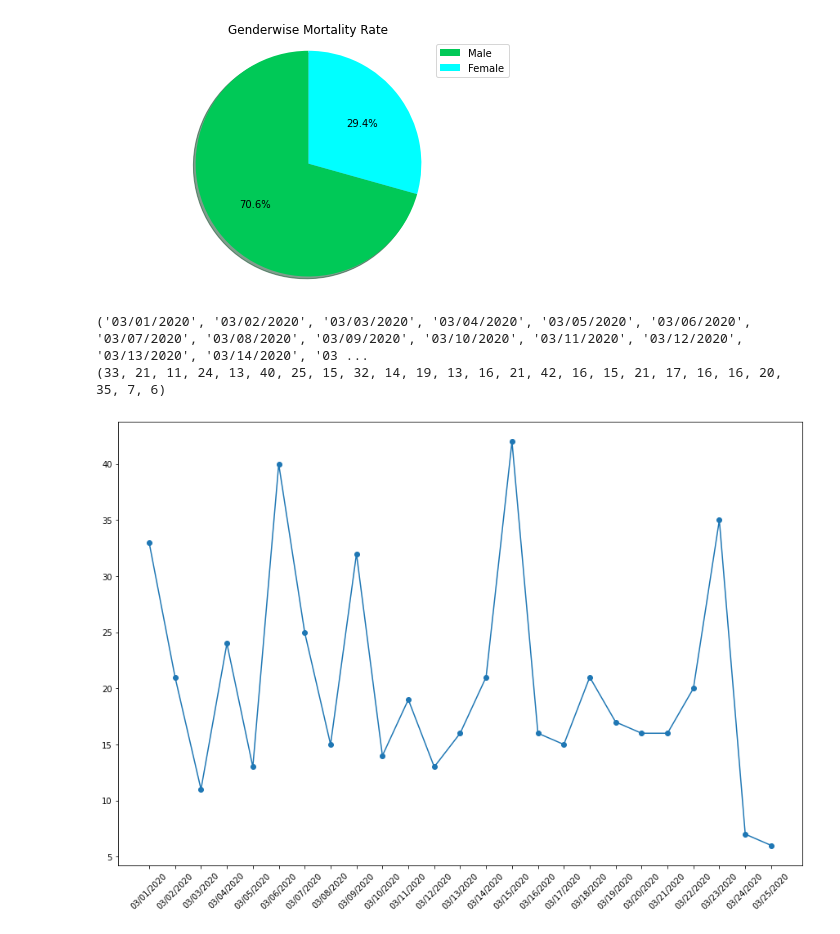
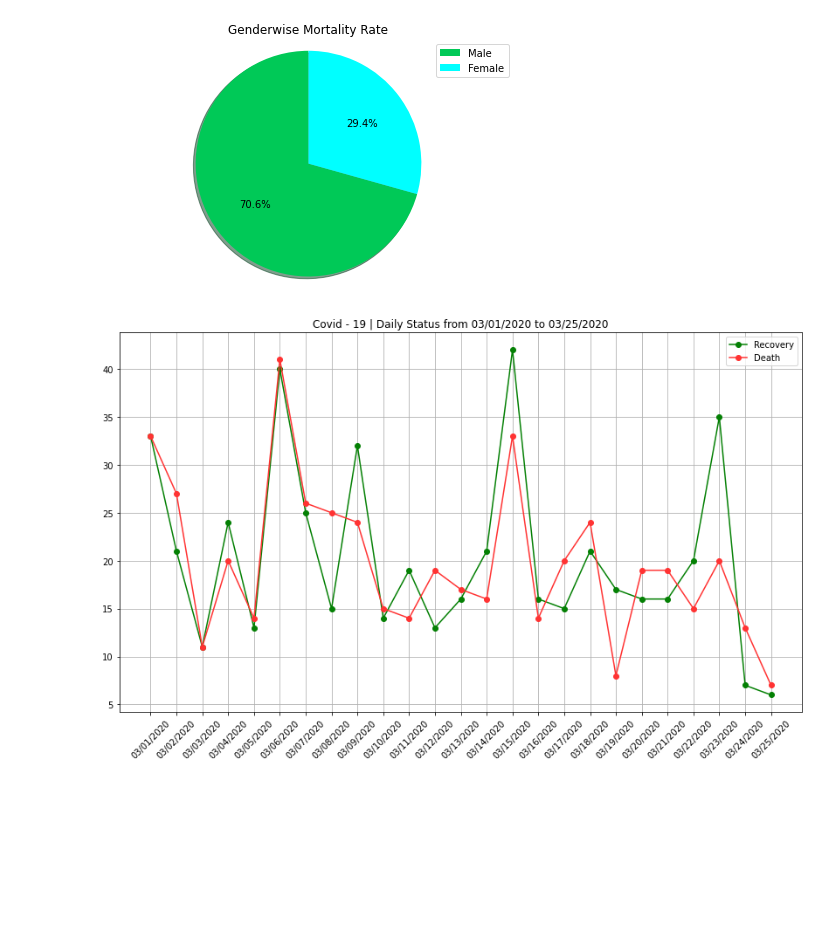
Before and after one commit to hakkeempa/data-structure-project, a Jupyter notebook: covid_data_visualiser.ipynb, the cells around one changed output. Drawn from its saved outputs; the diff is of its cells as text; code cells hidden in the pictures; blank space fills up the shorter version.

```diff
--- a/covid_data_visualiser.ipynb
+++ b/covid_data_visualiser.ipynb
@@ -67,25 +67,32 @@ FEMALE_DEATH  :  145
 # %%
 date_list = df['Date'].unique()
 # print(date_list)
 death_date_data = {date:0 for date in date_list}
 recovery_date_data = {date:0 for date in date_list}
 # print(death_date_data)
 # print(recovery_date_data)
 for date,status in zip(df['Date'],df['Status']):
   if status == "Recovered":
     recovery_date_data[f'{date}']+=1
   else:
     death_date_data[f'{date}']+=1
 
 li = (recovery_date_data.items())
+li2 = (death_date_data.items())
+# print(li)
 x,y = zip(*li)
-print(x)
-print(y)
-plt.figure(figsize=[15,10])
-plt.plot(x,y,marker='o')
+# print(x)
+# print(y)
+x1,y1 = zip(*li2)
+plt.figure(figsize=[14,8])
+#uncomment to make it dark mode
+# plt.style.use('dark_background')
+plt.title(f"Covid - 19 | Daily Status from {date_list[0]} to {date_list[-1]}")
+plt.plot(x,y,marker='o',label="Recovery",color='#048004')
+plt.plot(x1,y1,marker='o',label="Death",color='#FF3333')
 plt.xticks(rotation=45)
+plt.grid()
+plt.legend()
 plt.show()
 # %% [output]
-('03/01/2020', '03/02/2020', '03/03/2020', '03/04/2020', '03/05/2020', '03/06/2020', '03/07/2020', '03/08/2020', '03/09/2020', '03/10/2020', '03/11/2020', '03/12/2020', '03/13/2020', '03/14/2020', '03 ...
-(33, 21, 11, 24, 13, 40, 25, 15, 32, 14, 19, 13, 16, 21, 42, 16, 15, 21, 17, 16, 16, 20, 35, 7, 6)
-[figure, old version]
+[figure, new version]
```
Also changed, not shown: 1 other file.
